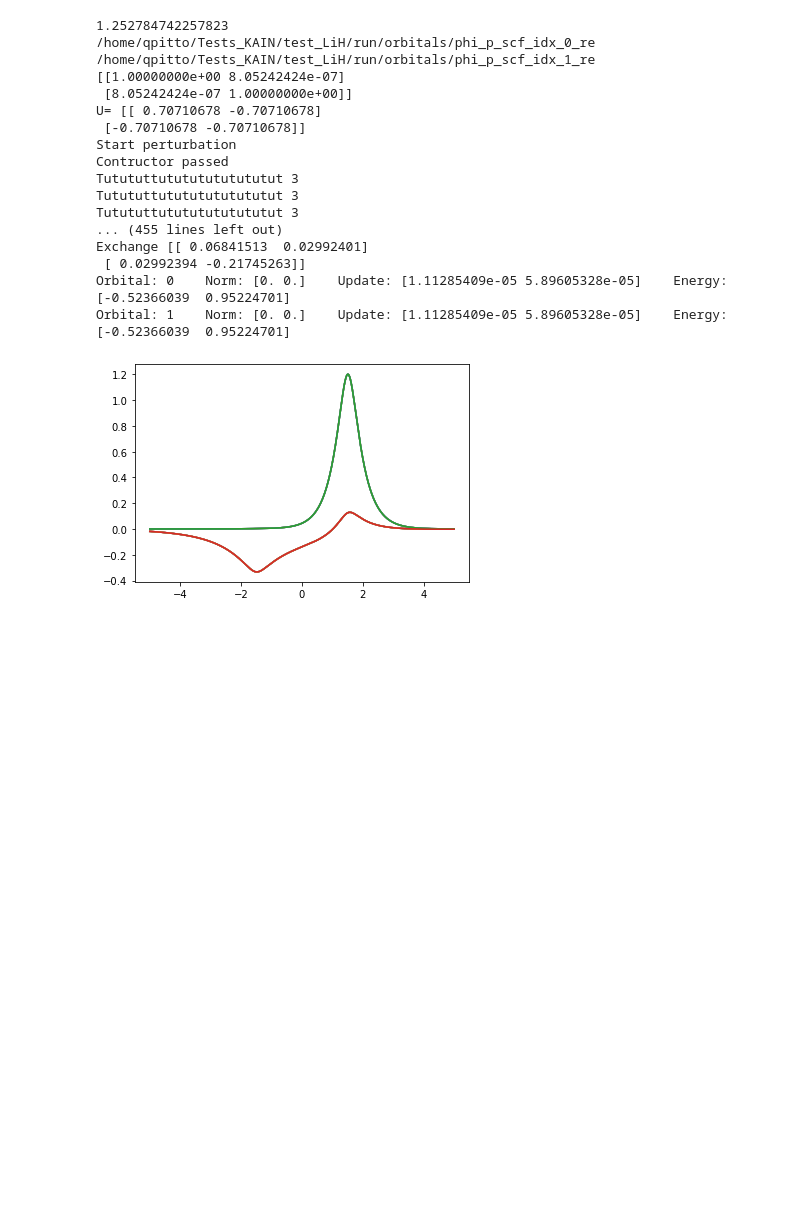
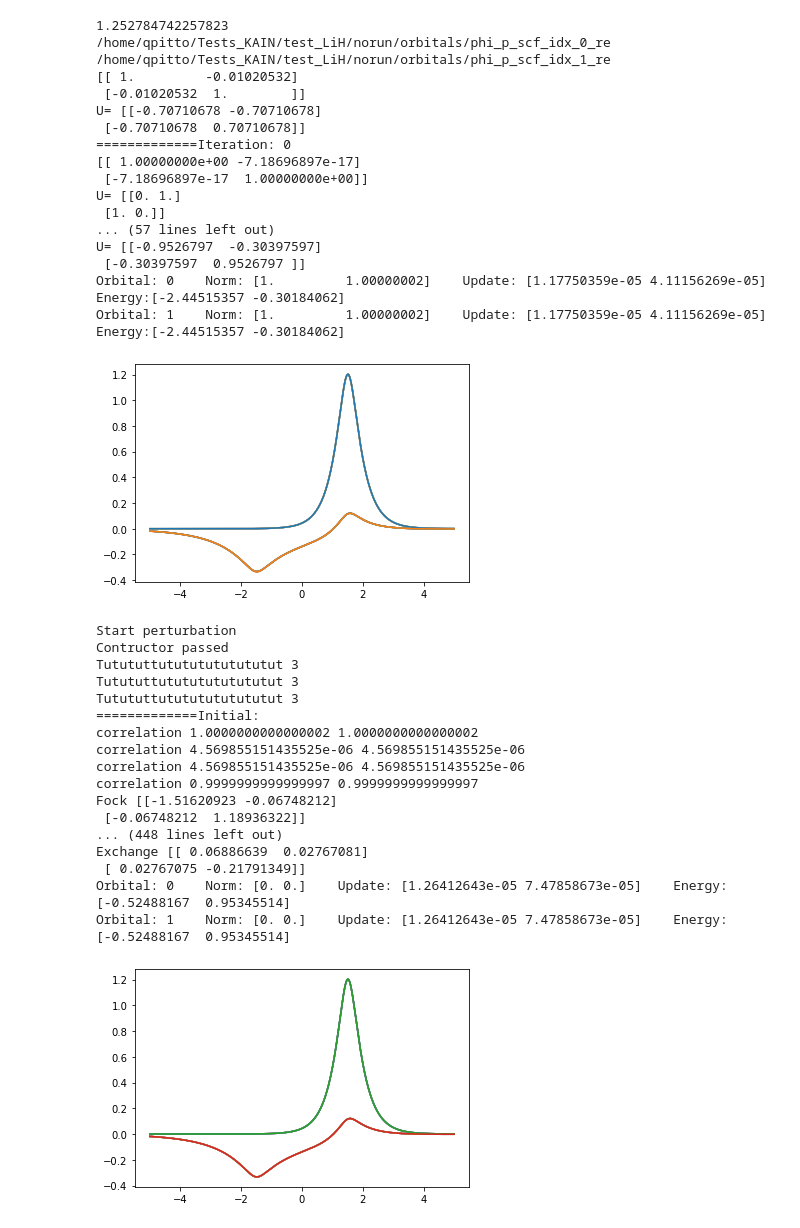
Before and after one commit to Dheasra/response, a Jupyter notebook: src/tut.ipynb, the cells around one changed output. Cells and saved outputs as stored; diff of their text form; code cells hidden in the pictures; blank space fills up the shorter version.

```diff
--- a/src/tut.ipynb
+++ b/src/tut.ipynb
@@ -28,59 +28,77 @@ Electric_field = [0.01, 0., 0.]
 # print("pouet")
 #LiH
 # R, Z, pathMol, nOrb = [[1.508001,  0.188973, 0.188973], [-1.508001,  0.188973, 0.188973]], [3,1], "/home/qpitto/Tests_KAIN/test_LiH/norun/orbitals/", 2 #Initial guess
-R, Z, pathMol, nOrb = [[1.508001,  0.188973, 0.188973], [-1.508001,  0.188973, 0.188973]], [3,1], "/home/qpitto/Tests_KAIN/test_LiH/run/orbitals/", 2 #LiH
+# R, Z, pathMol, nOrb = [[1.508001,  0.188973, 0.188973], [-1.508001,  0.188973, 0.188973]], [3,1], "/home/qpitto/Tests_KAIN/test_LiH/run/orbitals/", 2 #LiH
 #Ne
 # R, Z, pathMol, nOrb = [[0.100, 0.100, 0.100]], [10], "/home/qpitto/Tests_KAIN/test_Ne/norun/orbitals/phi_p_scf_", 5 #Ne
 #H2O
 # R, Z, pathMol, nOrb = [[0.0000,  0.000, -0.125], [-1.4375,  0.000,  1.025], [1.4375,  0.000,  1.025]], [8,1,1], "/home/qpitto/Tests_KAIN/test_water/run/orbitals/", 5 #H2O
 # R, Z, pathMol, nOrb = [[0.0000,  0.000, -0.125], [-1.4375,  0.000,  1.025], [1.4375,  0.000,  1.025]], [8,1,1], "/home/qpitto/Tests_KAIN/initial_guesses/phi_p_scf_", 5 #H2O
 #CH4
-# R, Z, pathMol, nOrb = [[0.1, 0.1, 0.1], [0.1, 0.1, 2.15413215], [2.03631019, 0.1, -0.5856834], [-0.54635362, 1.92524633, -0.5856834], [-0.54635362, -1.72524633, -0.5856834]], [6,1,1,1,1], "/home/qpitto/Tests_KAIN/test_CH4/norun/orbitals/", 5 #CH4
+R, Z, pathMol, nOrb = [[0.1, 0.1, 0.1], [0.1, 0.1, 2.15413215], [2.03631019, 0.1, -0.5856834], [-0.54635362, 1.92524633, -0.5856834], [-0.54635362, -1.72524633, -0.5856834]], [6,1,1,1,1], "/home/qpitto/Tests_KAIN/test_CH4/norun/orbitals/", 5 #CH4
 
 nz = len(Z)
 
 #create scf solver instance with default MRA
 Scfs = ss(prec, khist)
 
 
 # tut = [[-1.514986e+00, -8.879809e-02],
 # [-8.879809e-02, 1.188349e+00]]
 # print(np.linalg.eig(tut))
 
 #initialise molecule geometry and properties
 Scfs.init_molec(nOrb, R, Z, pathMol)
 #run the SCF solver
-# Scfs.scfRun(thrs, True, True)
+Scfs.scfRun(thrs, True, True)
 
 # print("Sanity test")
 # for i in range(len(Scfs.phi_prev)):
 #     for j in range(len(Scfs.phi_prev)):
 #         print(f"Test: {i}, {j}", vp.dot(Scfs.phi_prev[i][-1], Scfs.phi_prev[j][-1]))
 
 print("Start perturbation")
 Scfs_pert = ss1(Scfs)
 
 print("Contructor passed")
 Scfs_pert.init_molec(Electric_field)
 # Scfs_pert.print_operators()
 
 Scfs_pert.scfRun(thrs, True, True)
 # %% [output]
 1.252784742257823
-/home/qpitto/Tests_KAIN/test_LiH/run/orbitals/phi_p_scf_idx_0_re
-/home/qpitto/Tests_KAIN/test_LiH/run/orbitals/phi_p_scf_idx_1_re
-[[1.00000000e+00 8.05242424e-07]
- [8.05242424e-07 1.00000000e+00]]
-U= [[ 0.70710678 -0.70710678]
- [-0.70710678 -0.70710678]]
-Start perturbation
-Contructor passed
-Tutututtutututututututut 3
-Tutututtutututututututut 3
-Tutututtutututututututut 3
-... (455 lines left out)
-Exchange [[ 0.06841513  0.02992401]
- [ 0.02992394 -0.21745263]]
-Orbital: 0    Norm: [0. 0.]    Update: [1.11285409e-05 5.89605328e-05]    Energy:[-0.52366039  0.95224701]
-Orbital: 1    Norm: [0. 0.]    Update: [1.11285409e-05 5.89605328e-05]    Energy:[-0.52366039  0.95224701]
+/home/qpitto/Tests_KAIN/test_LiH/norun/orbitals/phi_p_scf_idx_0_re
+/home/qpitto/Tests_KAIN/test_LiH/norun/orbitals/phi_p_scf_idx_1_re
+[[ 1.         -0.01020532]
+ [-0.01020532  1.        ]]
+U= [[-0.70710678 -0.70710678]
+ [-0.70710678  0.70710678]]
+=============Iteration: 0
+[[ 1.00000000e+00 -7.18696897e-17]
+ [-7.18696897e-17  1.00000000e+00]]
+U= [[0. 1.]
+ [1. 0.]]
+... (57 lines left out)
+U= [[-0.9526797  -0.30397597]
+ [-0.30397597  0.9526797 ]]
+Orbital: 0    Norm: [1.         1.00000002]    Update: [1.17750359e-05 4.11156269e-05]    Energy:[-2.44515357 -0.30184062]
+Orbital: 1    Norm: [1.         1.00000002]    Update: [1.17750359e-05 4.11156269e-05]    Energy:[-2.44515357 -0.30184062]
-[figure, old version]
+[figure, new version]
+Start perturbation
+Contructor passed
+Tutututtutututututututut 3
+Tutututtutututututututut 3
+Tutututtutututututututut 3
+=============Initial:
+correlation 1.0000000000000002 1.0000000000000002
+correlation 4.569855151435525e-06 4.569855151435525e-06
+correlation 4.569855151435525e-06 4.569855151435525e-06
+correlation 0.9999999999999997 0.9999999999999997
+Fock [[-1.51620923 -0.06748212]
+ [-0.06748212  1.18936322]]
+... (448 lines left out)
+Exchange [[ 0.06886639  0.02767081]
+ [ 0.02767075 -0.21791349]]
+Orbital: 0    Norm: [0. 0.]    Update: [1.26412643e-05 7.47858673e-05]    Energy:[-0.52488167  0.95345514]
+Orbital: 1    Norm: [0. 0.]    Update: [1.26412643e-05 7.47858673e-05]    Energy:[-0.52488167  0.95345514]
+[figure, added]
```
Also changed, not shown: 1 other file.
